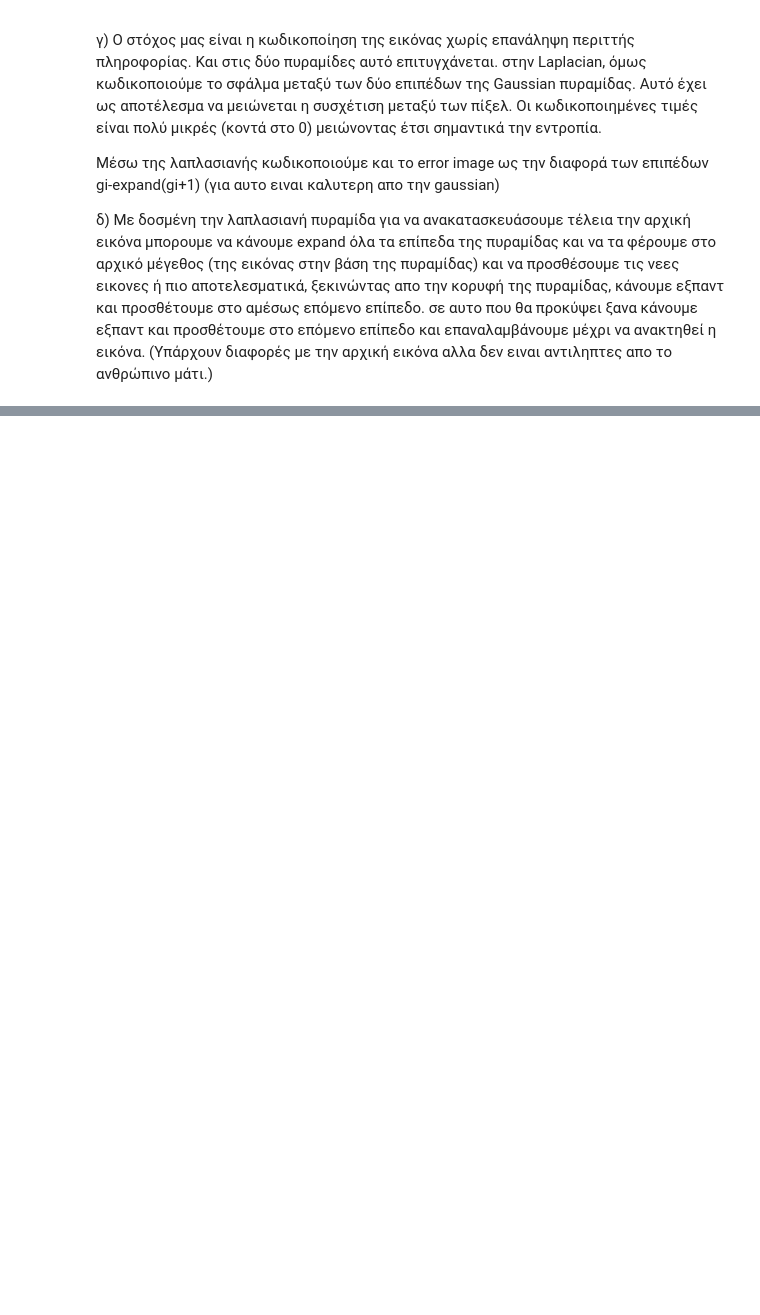
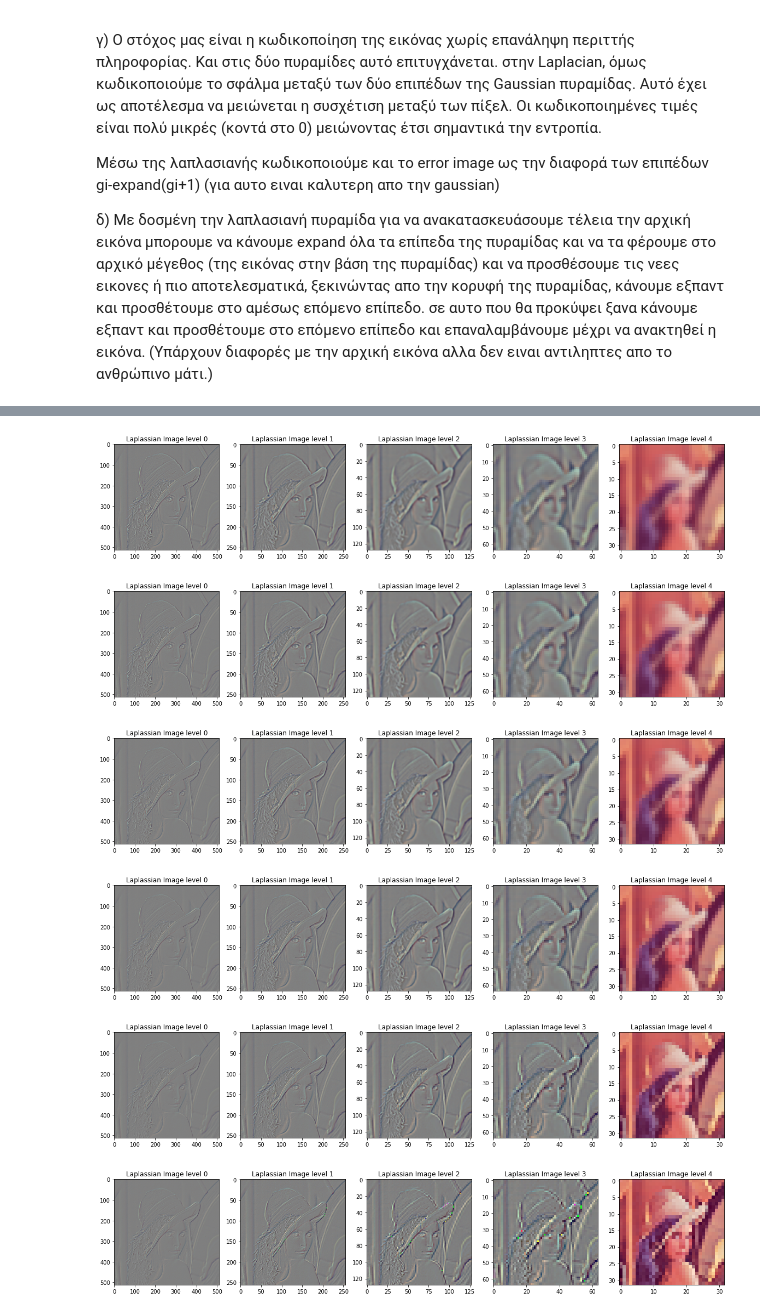
Before and after one commit to nikolastas/Image-and-Video-Analysis-and-Technology, a Jupyter notebook: ask1/ask1.ipynb, the cells around one changed output, grey strips where cells are left out. Saved outputs shown, nothing was run; the diff lists cells and outputs as text; code cells hidden in the pictures; blank space fills up the shorter version.

```diff
--- a/ask1/ask1.ipynb
+++ b/ask1/ask1.ipynb
@@ -131,0 +162,14 @@ show_Laplassian_image(Camera_Lapl)
+# %%
+#b)
+depth =5
+for a in [0.2, 0.3, 0.4, 0.5, 0.6, 0.7]:
+    H = LaplassianPyramid(Lena_RGB,a,depth)
+
+    show_Laplassian_image(H)
+# %% [output]
+[figure, added]
+[figure, added]
+[figure, added]
+[figure, added]
+[figure, added]
+[figure, added]
```
Also changed, not shown: parts of 6 cells of this notebook.
